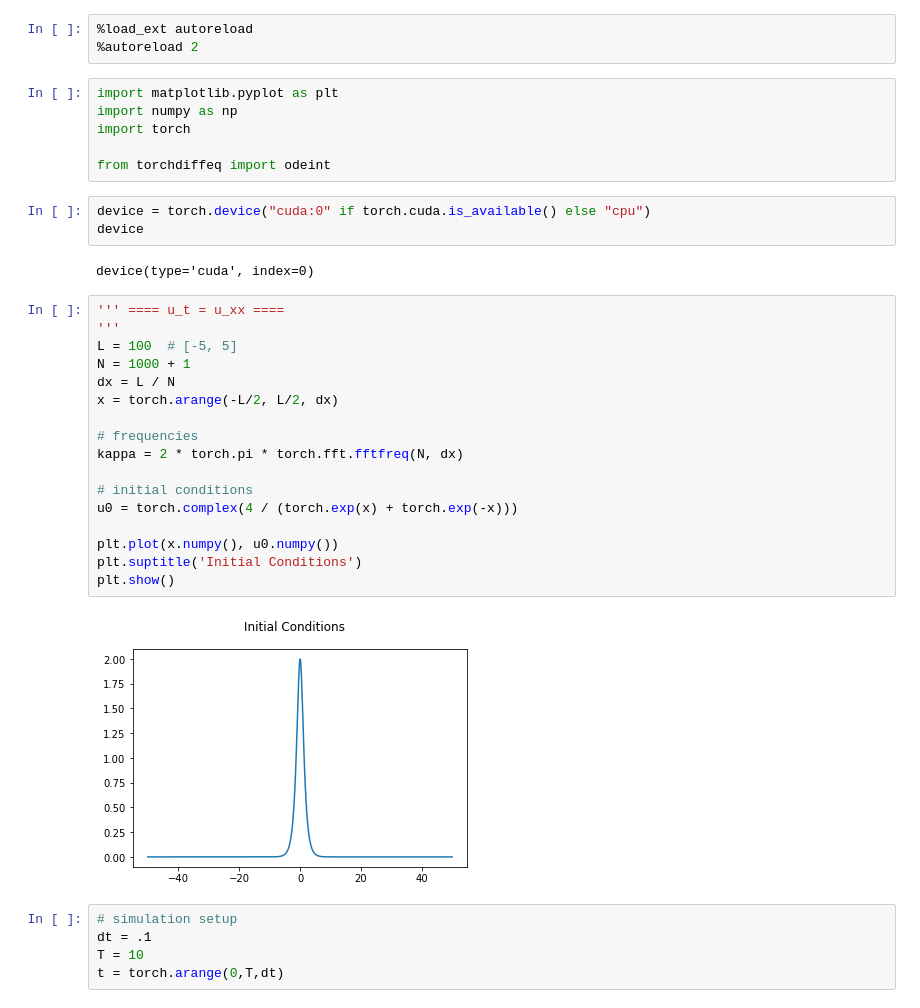
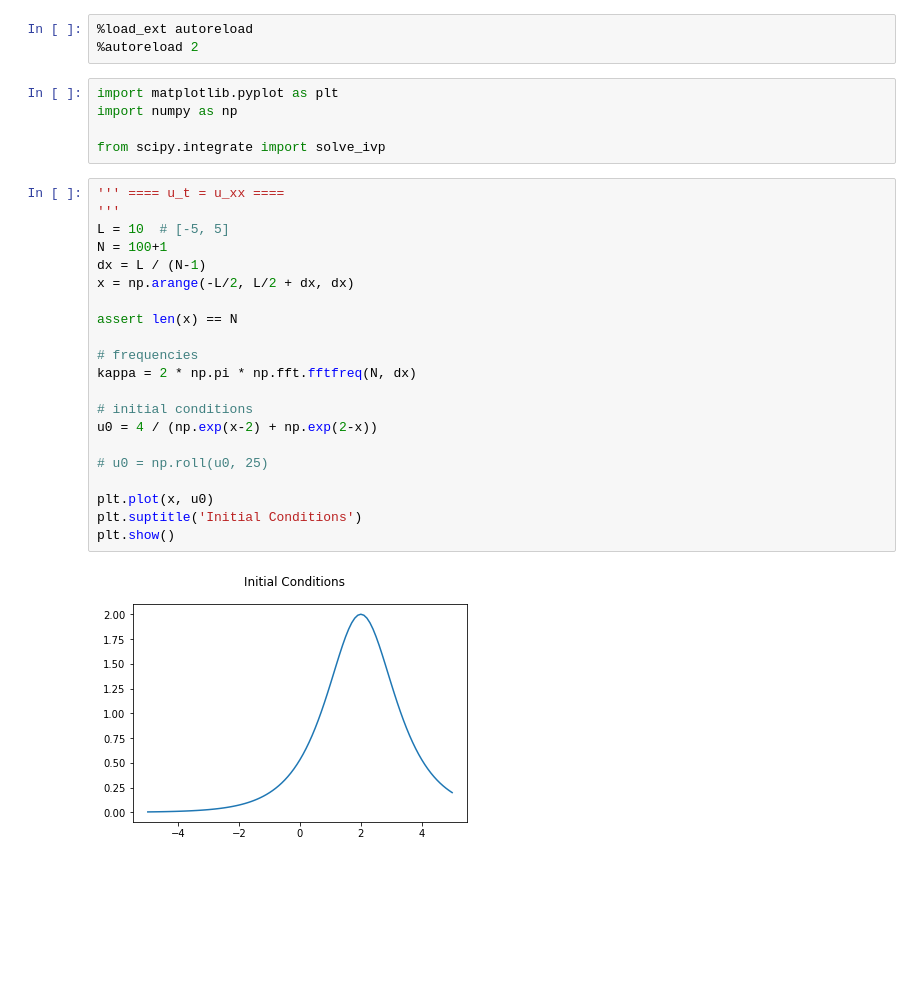
Before and after one commit to brunompacheco/pideq, a Jupyter notebook: notebooks/1.2-bmp-pde-fourier-decomposition.ipynb, the cells around one changed output. Drawn from its saved outputs; the diff is of its cells as text; blank space fills up the shorter version.

Commit message:
pde decomposition + ode solving using numpy and scipy

```diff
--- a/notebooks/1.2-bmp-pde-fourier-decomposition.ipynb
+++ b/notebooks/1.2-bmp-pde-fourier-decomposition.ipynb
@@ -4,35 +4,28 @@
 # %%
 import matplotlib.pyplot as plt
 import numpy as np
-import torch
 
-from torchdiffeq import odeint
+from scipy.integrate import solve_ivp
-# %%
-device = torch.device("cuda:0" if torch.cuda.is_available() else "cpu")
-device
-# %% [output]
-device(type='cuda', index=0)
 # %%
 ''' ==== u_t = u_xx ====
 '''
-L = 100  # [-5, 5]
-N = 1000 + 1
-dx = L / N
-x = torch.arange(-L/2, L/2, dx)
+L = 10  # [-5, 5]
+N = 100+1
+dx = L / (N-1)
+x = np.arange(-L/2, L/2 + dx, dx)
+
+assert len(x) == N
 
 # frequencies
-kappa = 2 * torch.pi * torch.fft.fftfreq(N, dx)
+kappa = 2 * np.pi * np.fft.fftfreq(N, dx)
 
 # initial conditions
-u0 = torch.complex(4 / (torch.exp(x) + torch.exp(-x)))
+u0 = 4 / (np.exp(x-2) + np.exp(2-x))
 
-plt.plot(x.numpy(), u0.numpy())
+# u0 = np.roll(u0, 25)
+
+plt.plot(x, u0)
 plt.suptitle('Initial Conditions')
 plt.show()
 # %% [output]
-[figure, old version]
+[figure, new version]
-# %%
-# simulation setup
-dt = .1
-T = 10
-t = torch.arange(0,T,dt)
```
Also changed, not shown: parts of 5 cells of this notebook.
